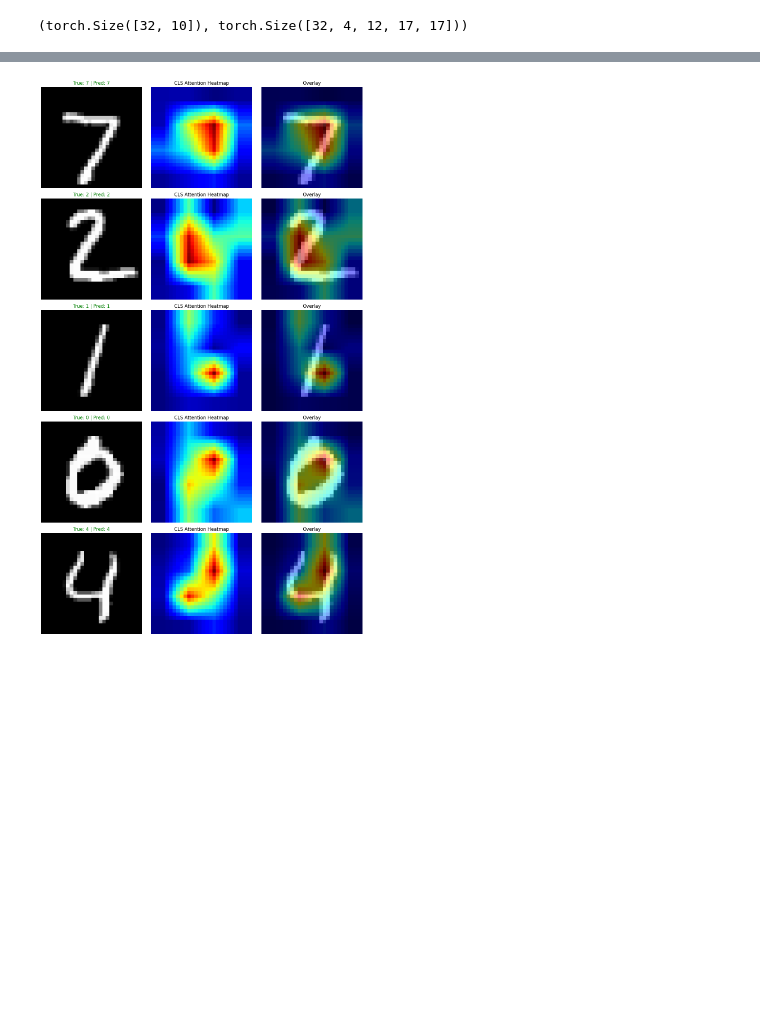
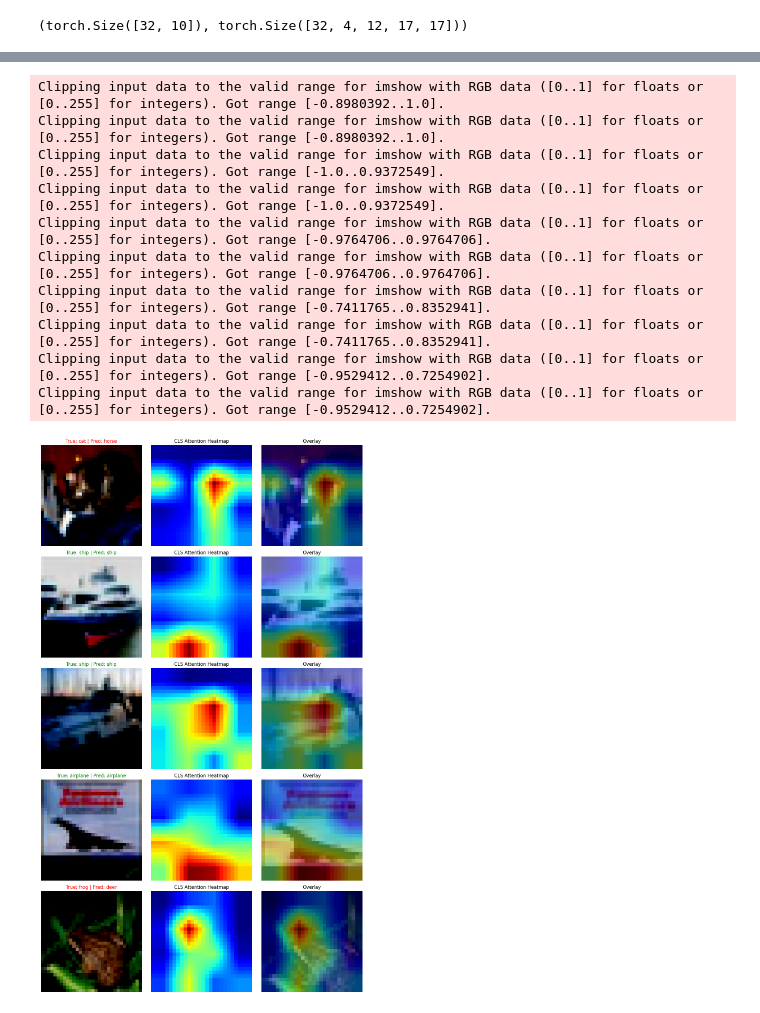
Before and after one commit to Vsquare07/ViT_from_scratch, a Jupyter notebook: main.ipynb, the cells around one changed output, grey strips where cells are left out. Saved outputs shown, nothing was run; the diff lists cells and outputs as text; code cells hidden in the pictures; blank space fills up the shorter version.

Commit message:
Trained the model on CIFAR10 dataset

```diff
--- a/main.ipynb
+++ b/main.ipynb
@@ -206,14 +232,14 @@ plt.show()
 # %%
 #hyper parameters
-img_size = 28
-patch_size = 7
+img_size = 32
+patch_size = 8
 d_model = 384
 num_heads = 12
 num_layers = 4
-num_classes = 10
+num_classes = len(classes)
 
 model = VisionTransformer(img_size, patch_size, d_model, num_heads, num_layers, num_classes, DEVICE)
-model.load_state_dict(torch.load('weights/ViT.pt'))
+model.load_state_dict(torch.load('weights/ViT_CIFAR10.pt'))
 model = model.to(DEVICE)
 # %%
 img, label = next(iter(train_dataloader))
@@ -253,10 +279,8 @@ def trainer(model, LR, EPOCHS, dataloader):
         epoch_acc /= len(dataloader)
 
         print(f"\nEpoch {epoch+1} Finished | Avg Loss = {epoch_loss:.5f} | Avg Accuracy = {epoch_acc:.3f}%")
-        torch.save(model.state_dict(), 'weights/ViT.pt')
+        torch.save(model.state_dict(), 'weights/ViT_CIFAR10.pt')
 # %%
-import os
-
 def trainer(model, LR, EPOCHS, dataloader):
     loss_fn = nn.CrossEntropyLoss()
     optimizer = torch.optim.Adam(params=model.parameters(), lr=LR)
@@ -292,7 +316,7 @@ def trainer(model, LR, EPOCHS, dataloader):
 
         print(f"\nEpoch {epoch+1} Finished | Avg Loss = {avg_loss:.5f} | Avg Accuracy = {final_acc:.2f}%\n")
 
-        torch.save(model.state_dict(), 'weights/ViT.pt')
+        torch.save(model.state_dict(), 'weights/ViT_CIFAR10.pt')
 # %%
 def tester(model, dataloader):
     model.eval()
@@ -319,6 +343,6 @@ def tester(model, dataloader):
 
     print(f"\nTest Results | Avg Loss = {avg_loss:.5f} | Avg Accuracy = {final_acc:.2f}%\n")
 # %%
-#trainer(model, 1e-4, 10, train_dataloader)
+trainer(model, 1e-4, 10, train_dataloader)
 tester(model, test_dataloader)
 # %% [output]
@@ -338,7 +374,7 @@ def attention_visualizer(model, dataloader, num_images=5):
     fig, axes = plt.subplots(num_images, 3, figsize=(12, 4 * num_images))
 
     for idx in range(num_images):
-        img = images[idx].cpu().squeeze() # Shape: [28, 28]
+        img = images[idx].cpu().squeeze().permute(1,2,0) # Shape: [28, 28]
         pred_label = torch.argmax(preds[idx]).item()
         true_label = labels[idx].item()
 
@@ -349,37 +385,46 @@ def attention_visualizer(model, dataloader, num_images=5):
         cls_attn = avg_attn[0, 1:].reshape(4, 4)
 
         # Upscale the 4x4 grid to 28x28
         cls_attn = cls_attn.unsqueeze(0).unsqueeze(0)
         cls_attn = F.interpolate(cls_attn, size=(28, 28), mode='bilinear', align_corners=False)
         cls_attn = cls_attn.squeeze().cpu().numpy()
 
         ax_orig = axes[idx, 0]
         ax_heat = axes[idx, 1]
         ax_over = axes[idx, 2]
 
         # Image 1: Original
         ax_orig.imshow(img, cmap='gray')
         color = "green" if true_label==pred_label else "red"
-        ax_orig.set_title(f"True: {true_label} | Pred: {pred_label}", color=color)
+        ax_orig.set_title(f"True: {classes[true_label]} | Pred: {classes[pred_label]}", color=color)
         ax_orig.axis('off')
 
         # Image 2: Heatmap
         ax_heat.imshow(cls_attn, cmap='jet')
         ax_heat.set_title("CLS Attention Heatmap")
         ax_heat.axis('off')
-
         # Image 3: Overlay
-        ax_over.imshow(img, cmap='gray')
+        ax_over.imshow(img)
         ax_over.imshow(cls_attn, cmap='jet', alpha=0.5)
         ax_over.set_title("Overlay")
         ax_over.axis('off')
 
     plt.tight_layout()
     plt.show()
 
 attention_visualizer(model, test_dataloader, num_images=5)
 # %% [output]
+Clipping input data to the valid range for imshow with RGB data ([0..1] for floats or [0..255] for integers). Got range [-0.8980392..1.0].
+Clipping input data to the valid range for imshow with RGB data ([0..1] for floats or [0..255] for integers). Got range [-0.8980392..1.0].
+Clipping input data to the valid range for imshow with RGB data ([0..1] for floats or [0..255] for integers). Got range [-1.0..0.9372549].
+Clipping input data to the valid range for imshow with RGB data ([0..1] for floats or [0..255] for integers). Got range [-1.0..0.9372549].
+Clipping input data to the valid range for imshow with RGB data ([0..1] for floats or [0..255] for integers). Got range [-0.9764706..0.9764706].
+Clipping input data to the valid range for imshow with RGB data ([0..1] for floats or [0..255] for integers). Got range [-0.9764706..0.9764706].
+Clipping input data to the valid range for imshow with RGB data ([0..1] for floats or [0..255] for integers). Got range [-0.7411765..0.8352941].
+Clipping input data to the valid range for imshow with RGB data ([0..1] for floats or [0..255] for integers). Got range [-0.7411765..0.8352941].
+Clipping input data to the valid range for imshow with RGB data ([0..1] for floats or [0..255] for integers). Got range [-0.9529412..0.7254902].
+Clipping input data to the valid range for imshow with RGB data ([0..1] for floats or [0..255] for integers). Got range [-0.9529412..0.7254902].
-[figure, old version]
+[figure, new version]
 # %%
 from torchinfo import summary
 
```
Also changed, not shown: parts of 7 cells of this notebook, 1 other file.
